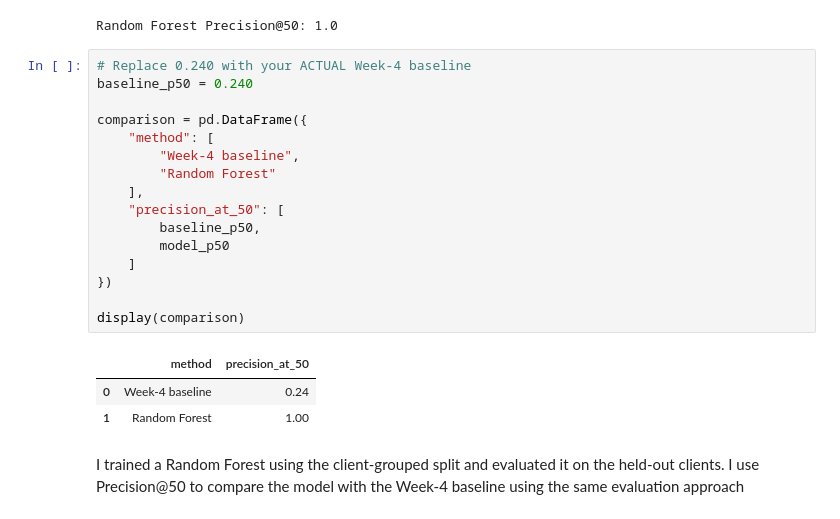
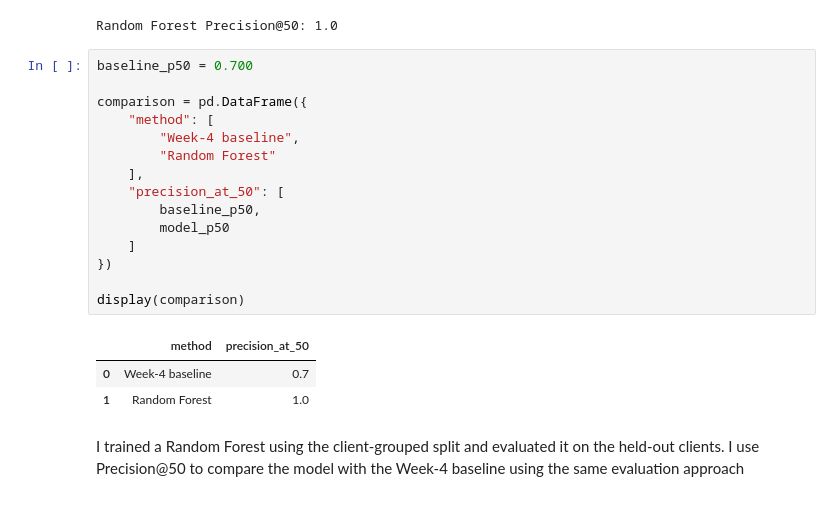
Before and after one commit to Duchalsoham12/flyrank-ml-internship, a Jupyter notebook: work/notebooks/w05_model.ipynb, the cells around one changed output. Drawn from its saved outputs; the diff is of its cells as text.

```diff
--- a/work/notebooks/w05_model.ipynb
+++ b/work/notebooks/w05_model.ipynb
@@ -576,25 +598,24 @@ print("Random Forest Precision@50:",
 # %% [output]
 Random Forest Precision@50: 1.0
 # %%
-# Replace 0.240 with your ACTUAL Week-4 baseline
-baseline_p50 = 0.240
+baseline_p50 = 0.700
 
 comparison = pd.DataFrame({
     "method": [
         "Week-4 baseline",
         "Random Forest"
     ],
     "precision_at_50": [
         baseline_p50,
         model_p50
     ]
 })
 
 display(comparison)
 # %% [output]
 |  | method | precision_at_50 |
-| 0 | Week-4 baseline | 0.24 |
-| 1 | Random Forest | 1.00 |
+| 0 | Week-4 baseline | 0.7 |
+| 1 | Random Forest | 1.0 |
 # %% [markdown]
 I trained a Random Forest using the client-grouped split and evaluated it on the held-out clients. I use Precision@50 to compare the model with the Week-4 baseline using the same evaluation approach
 # %% [markdown]
```
Also changed, not shown: parts of 11 cells of this notebook.
